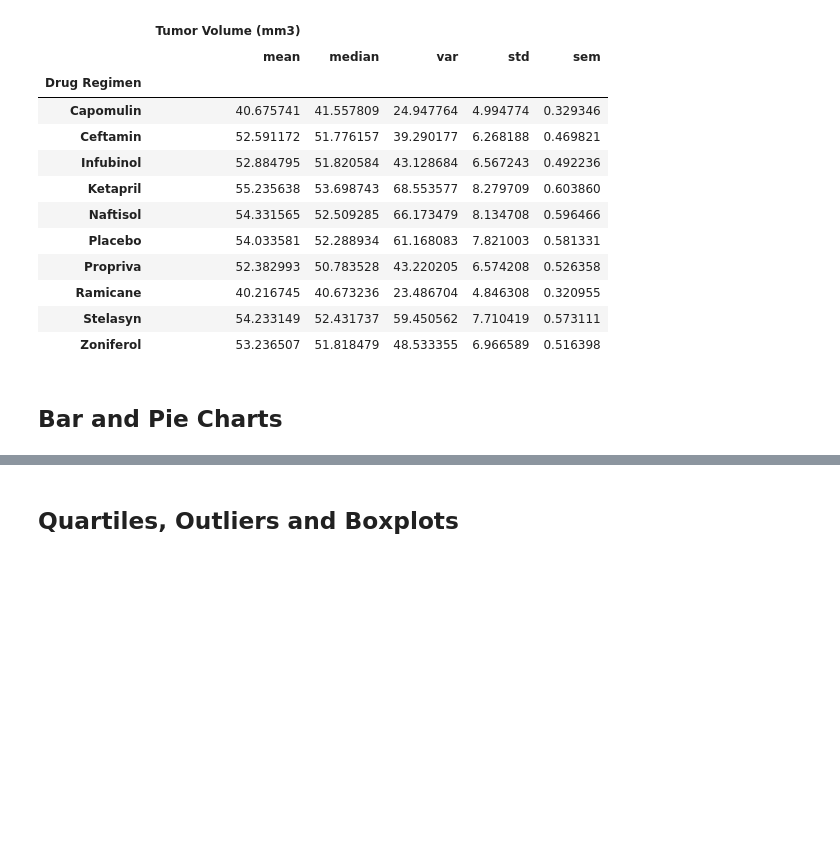
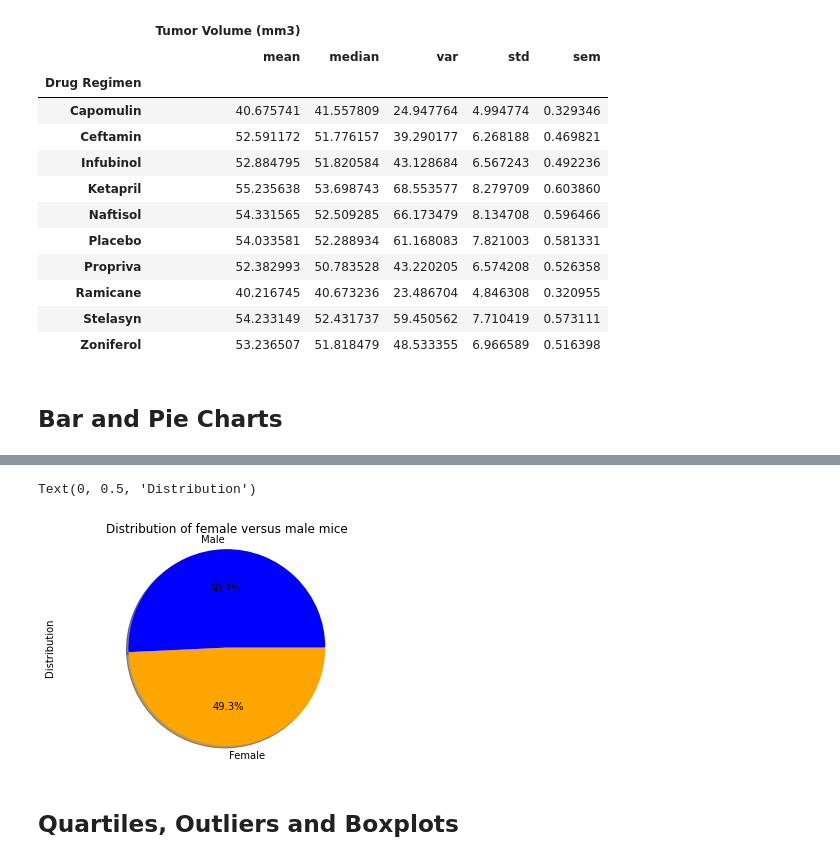
Before and after one commit to radhar16/Matplotlib---challenge, a Jupyter notebook: Pymaceuticals/pymaceuticals_starter.ipynb, the cells around one changed output, grey strips where cells are left out. Drawn from its saved outputs; the diff is of its cells as text; code cells hidden in the pictures; blank space fills up the shorter version.

```diff
--- a/Pymaceuticals/pymaceuticals_starter.ipynb
+++ b/Pymaceuticals/pymaceuticals_starter.ipynb
@@ -166,3 +209,19 @@ summary_agg
+# %%
+# Generate a pie plot showing the distribution of female versus male mice using pyplot
+
+colors = ["blue","orange",]
+explode = (0,0)
+# # Tell matplotlib to create a pie chart based upon the above data
+plt.pie(female_male_groups.values, explode=explode, labels=female_male_groups.index.values, colors=colors,
+        autopct="%1.1f%%", shadow=True, startangle=360)
+# # Create axes which are equal so we have a perfect circle
+plt.axis("equal")
+
+plt.title("Distribution of female versus male mice")
+plt.ylabel("Distribution")
+# %% [output]
+Text(0, 0.5, 'Distribution')
+[figure, added]
 # %% [markdown]
 ## Quartiles, Outliers and Boxplots
 # %%
```
Also changed, not shown: parts of 7 cells of this notebook.
